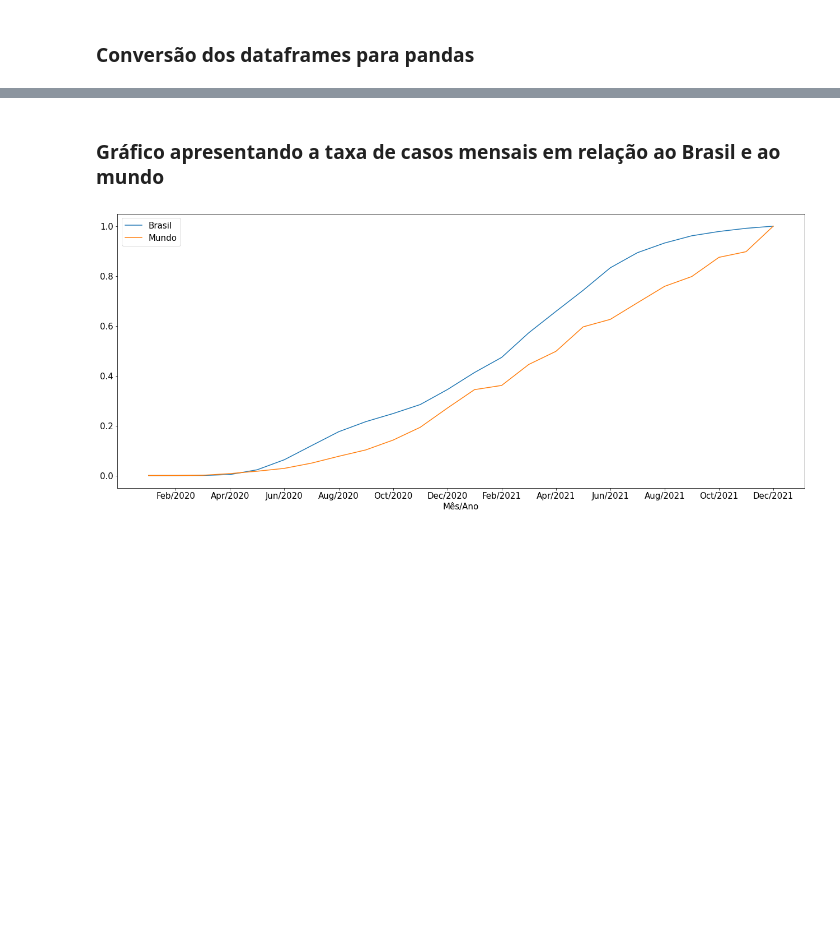
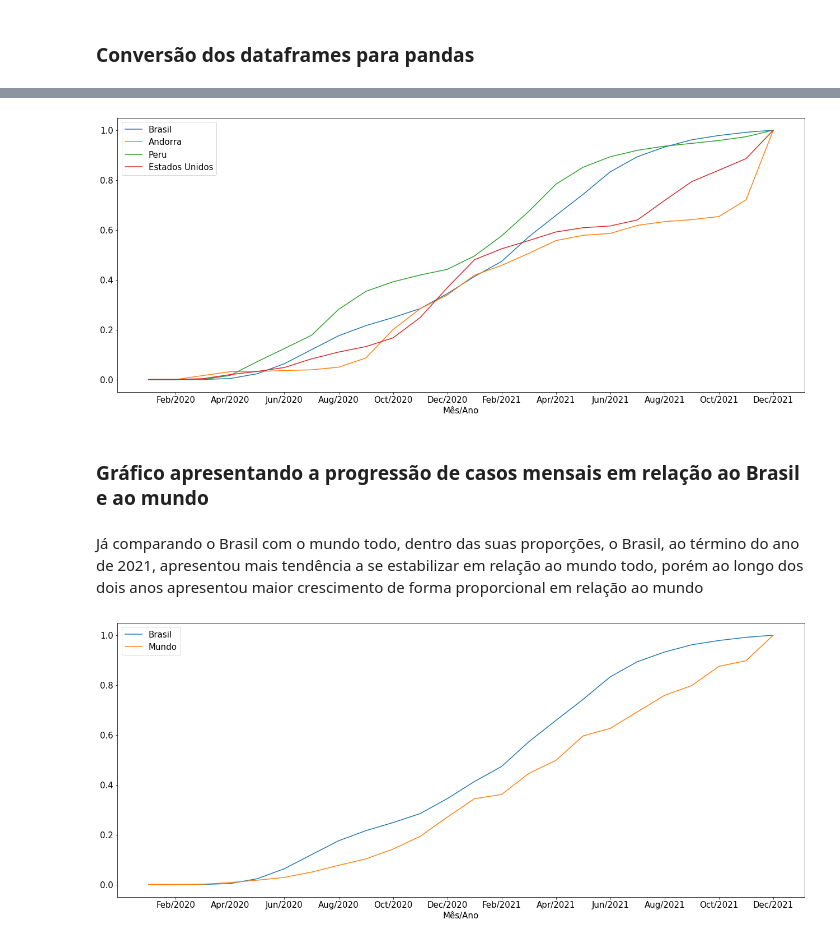
Before and after one commit to cgmoraes/Covid_Brasil, a Jupyter notebook: Projeto.ipynb, the cells around one changed output, grey strips where cells are left out. Cells and saved outputs as stored; diff of their text form; code cells hidden in the pictures; blank space fills up the shorter version.

```diff
--- a/Projeto.ipynb
+++ b/Projeto.ipynb
@@ -338,7 +474,10 @@ casos_mundo.show()
 only showing top 20 rows
 # %% [markdown]
 ### Conversão dos dataframes para pandas
-# %%
-casos_br = casos_br.toPandas()
-casos_mundo = casos_mundo.toPandas()
+# %%
+pd_casos_br = casos_br.toPandas()
+pd_casos_and = casos_and.toPandas()
+pd_casos_per = casos_per.toPandas()
+pd_casos_usa = casos_usa.toPandas()
+pd_casos_mundo = casos_mundo.toPandas()
 # %% [markdown]
@@ -351,0 +495,5 @@ casos_mundo['normalizado'] = normalizado_mundo
+# %%
+for df in [pd_casos_br, pd_casos_and, pd_casos_per,
+           pd_casos_usa, pd_casos_mundo]:
+    normalizado = (df['total_cases'] - df['total_cases'].min())/(df['total_cases'].max() - df['total_cases'].min())
+    df['normalizado'] = normalizado
@@ -351,0 +502,6 @@ casos_mundo['normalizado'] = normalizado_mundo
+# %%
+pd_casos_br['nome'] = 'Brasil'
+pd_casos_and['nome'] = 'Andorra'
+pd_casos_per['nome'] = 'Peru'
+pd_casos_usa['nome'] = 'Estados Unidos'
+pd_casos_mundo['nome'] = 'Mundo'
@@ -352,3 +512,20 @@ casos_mundo['normalizado'] = normalizado_mundo
+# %%
+x_axis = pd_casos_br['Mes_Ano'].tolist()
+
+ax = None
+for df in [pd_casos_br, pd_casos_and, pd_casos_per, pd_casos_usa]:
+  ax = df.plot(ax=ax, x='Mes_Ano', y='normalizado', label=df.at[0,'nome'],
+               figsize=(22,9), fontsize = 15)
+
+plt.plot(ax=ax)
+plt.xlabel('Mês/Ano', fontsize=15)
+plt.legend(fontsize=15)
+plt.xticks(range(1,len(x_axis),2), x_axis[1::2])
+plt.show()
+# %% [output]
+[figure, added]
 # %% [markdown]
-### Gráfico apresentando a taxa de casos mensais em relação ao Brasil e ao mundo
+### Gráfico apresentando a progressão de casos mensais em relação ao Brasil e ao mundo
+# %% [markdown]
+Já comparando o Brasil com o mundo todo, dentro das suas proporções, o Brasil, ao término do ano de 2021, apresentou mais tendência a se estabilizar em relação ao mundo todo, porém ao longo dos dois anos apresentou maior crescimento de forma proporcional em relação ao mundo
 # %%
```
Also changed, not shown: parts of 40 cells of this notebook.
